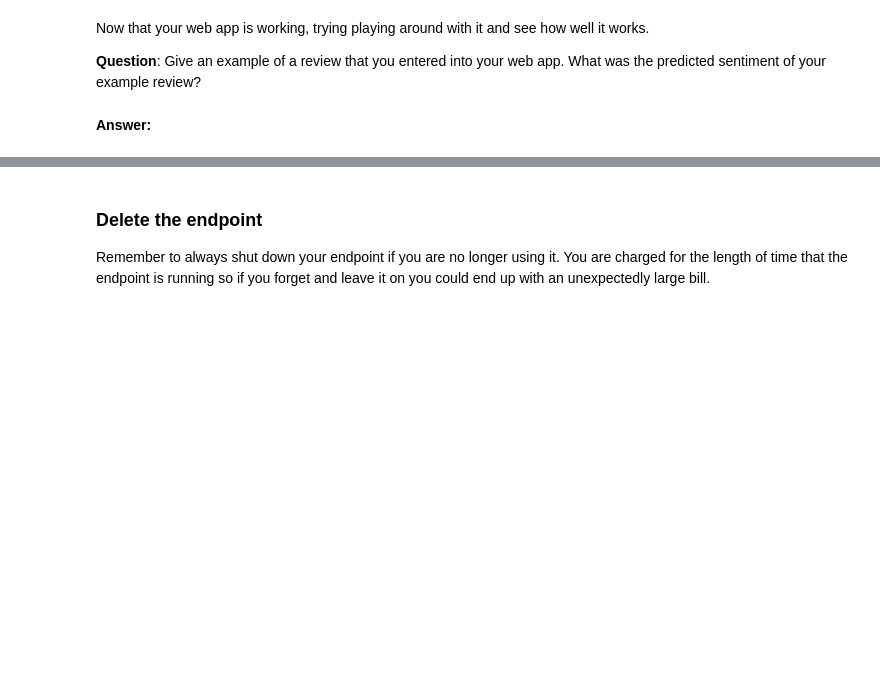
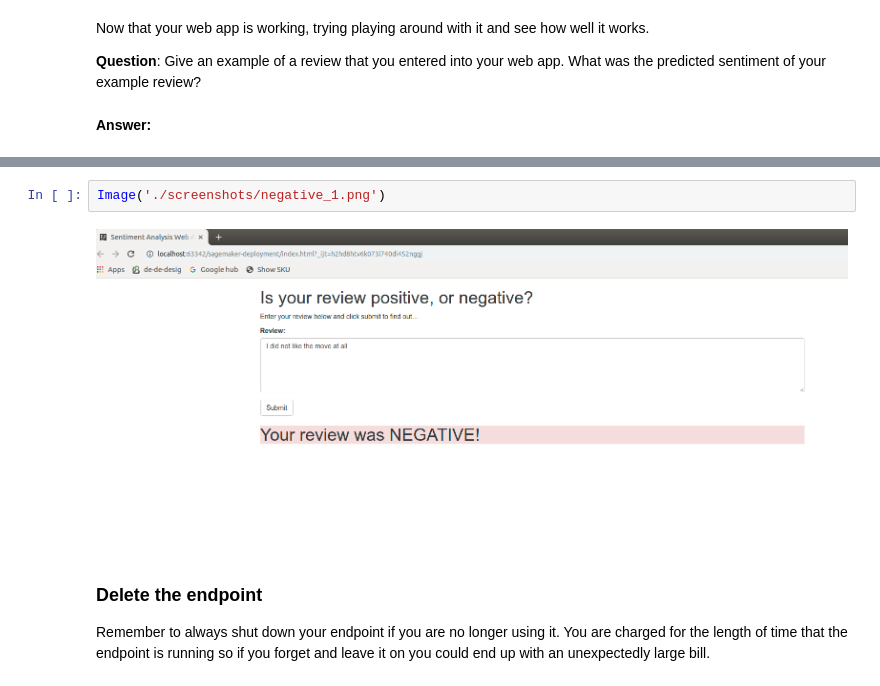
Before and after one commit to petersiemen/sagemaker-deployment, a Jupyter notebook: notebooks/SageMaker Project.ipynb, the cells around one changed output, grey strips where cells are left out. Cells and saved outputs as stored; diff of their text form; blank space fills up the shorter version.

```diff
--- a/notebooks/SageMaker Project.ipynb
+++ b/notebooks/SageMaker Project.ipynb
@@ -901,3 +923,7 @@ Now that your web app is working, trying playing around with it and see how well
+# %%
+Image('./screenshots/negative_1.png')
+# %% [output]
+[figure, added]
 # %% [markdown]
 ### Delete the endpoint
 
```
Also changed, not shown: parts of 25 cells of this notebook, 10 other files.
